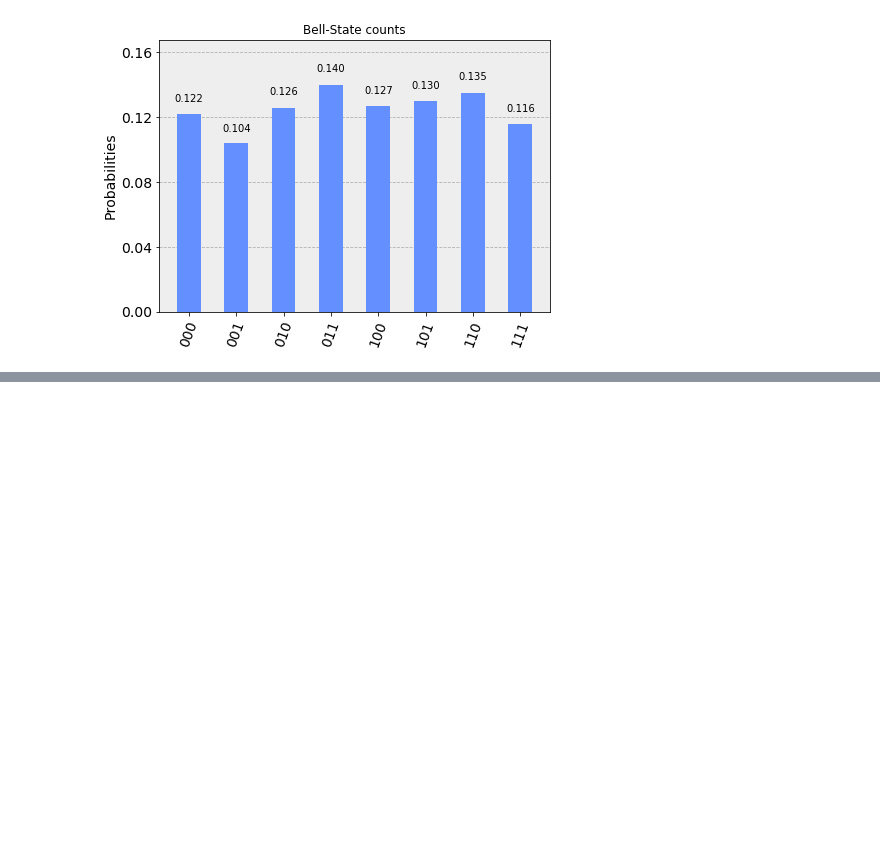
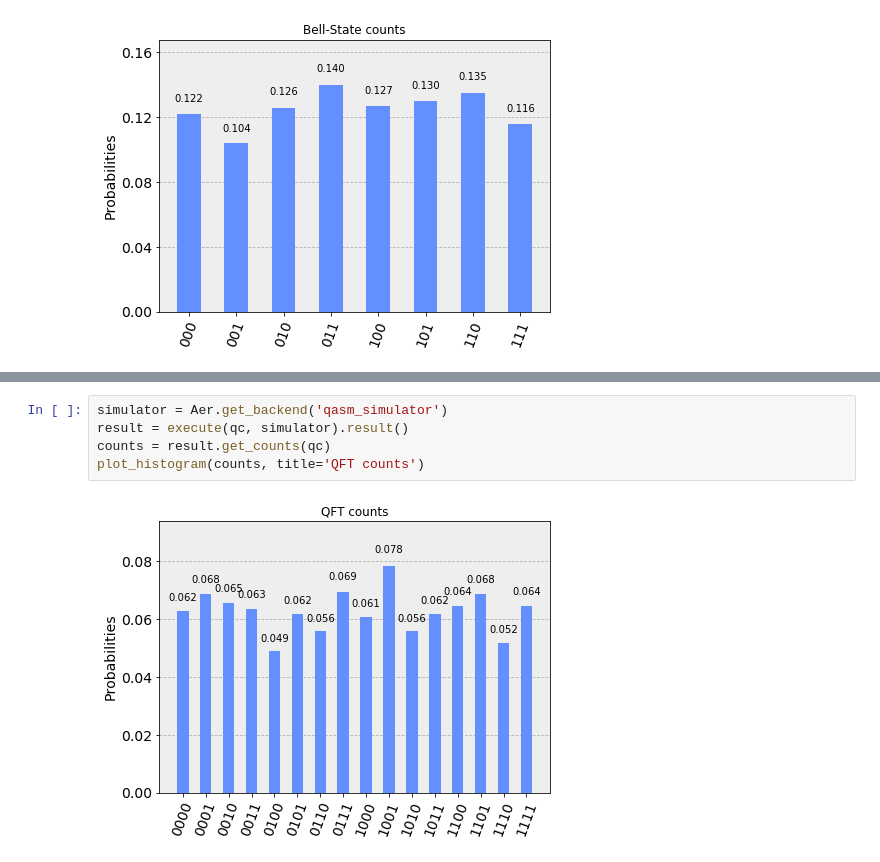
Before and after one commit to guillemhu/Q-circuits, a Jupyter notebook: Fundamentals of Quantum Circuits.ipynb, the cells around one changed output, grey strips where cells are left out. Drawn from its saved outputs; the diff is of its cells as text; blank space fills up the shorter version.

```diff
--- a/Fundamentals of Quantum Circuits.ipynb
+++ b/Fundamentals of Quantum Circuits.ipynb
@@ -97,0 +132,7 @@ plot_histogram(counts, title='Bell-State counts')
+# %%
+simulator = Aer.get_backend('qasm_simulator')
+result = execute(qc, simulator).result()
+counts = result.get_counts(qc)
+plot_histogram(counts, title='QFT counts')
+# %% [output]
+[figure, added]
```
Also changed, not shown: parts of 6 cells of this notebook.
